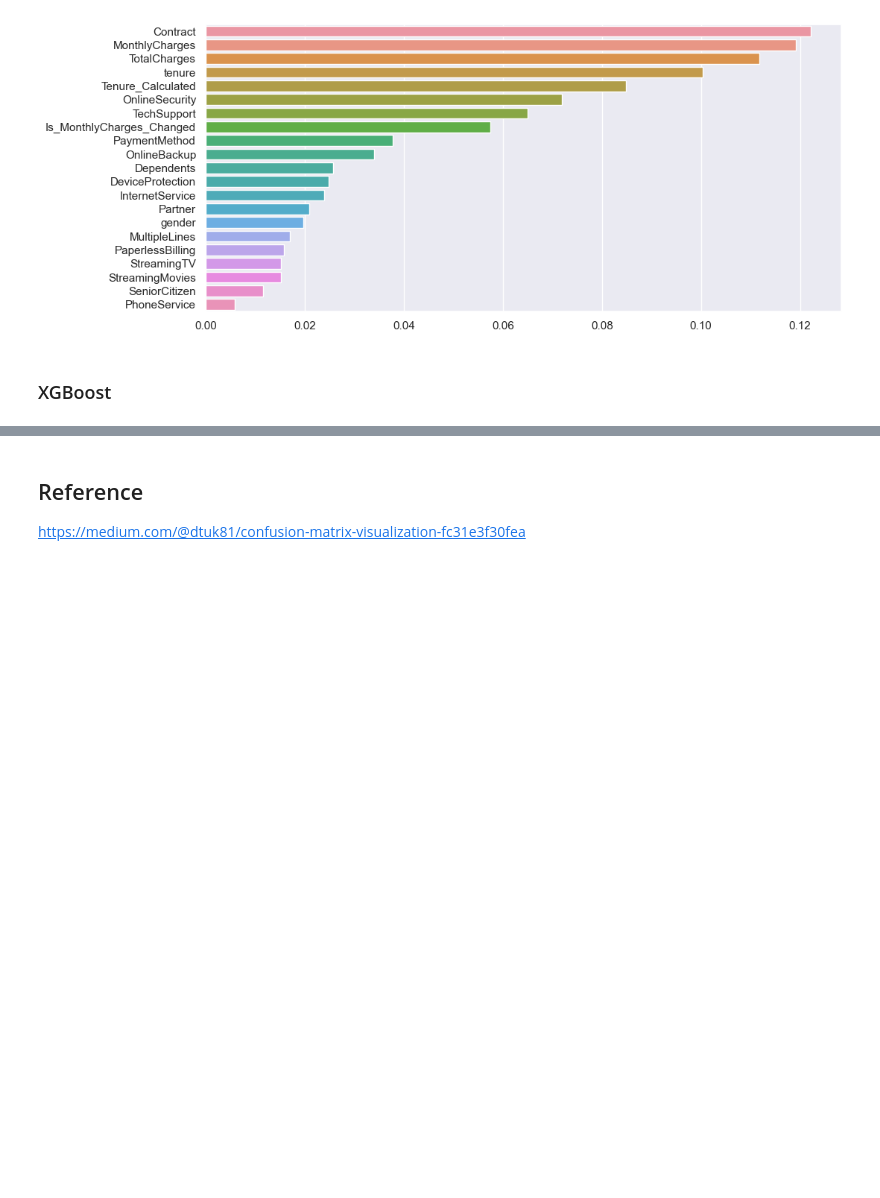
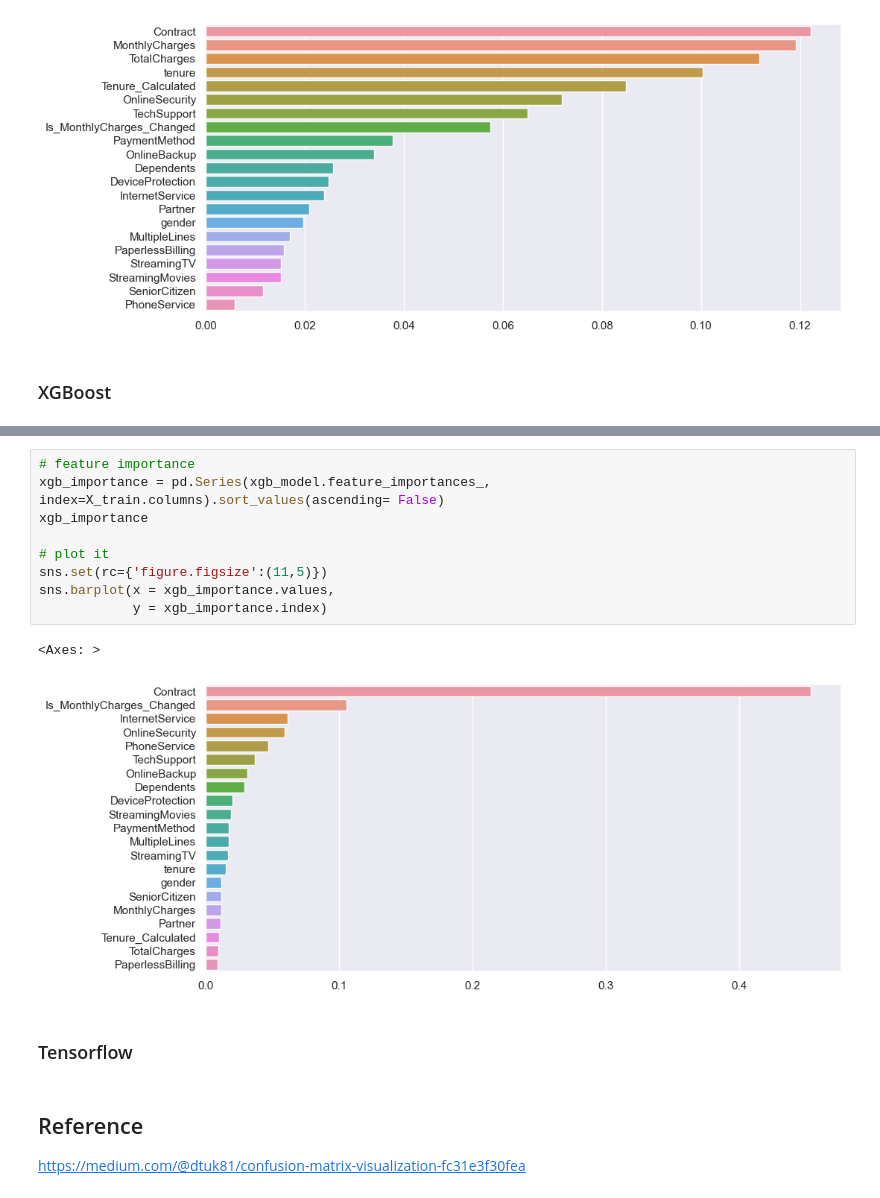
Before and after one commit to Lavinialau/Telecom-churn, a Jupyter notebook: 01_code/0_summary.ipynb, the cells around one changed output, grey strips where cells are left out. Cells and saved outputs as stored; diff of their text form; blank space fills up the shorter version.

```diff
--- a/01_code/0_summary.ipynb
+++ b/01_code/0_summary.ipynb
@@ -479,3 +517,17 @@ sns.barplot(x = rf_importance.values,
+# %%
+# feature importance
+xgb_importance = pd.Series(xgb_model.feature_importances_, index=X_train.columns).sort_values(ascending= False)
+xgb_importance
+
+# plot it
+sns.set(rc={'figure.figsize':(11,5)})
+sns.barplot(x = xgb_importance.values,
+            y = xgb_importance.index)
+# %% [output]
+<Axes: >
+[figure, added]
+# %% [markdown]
+### Tensorflow
 # %% [markdown]
 ## Reference
 https://medium.com/@dtuk81/confusion-matrix-visualization-fc31e3f30fea
```
Also changed, not shown: parts of 5 cells of this notebook.
